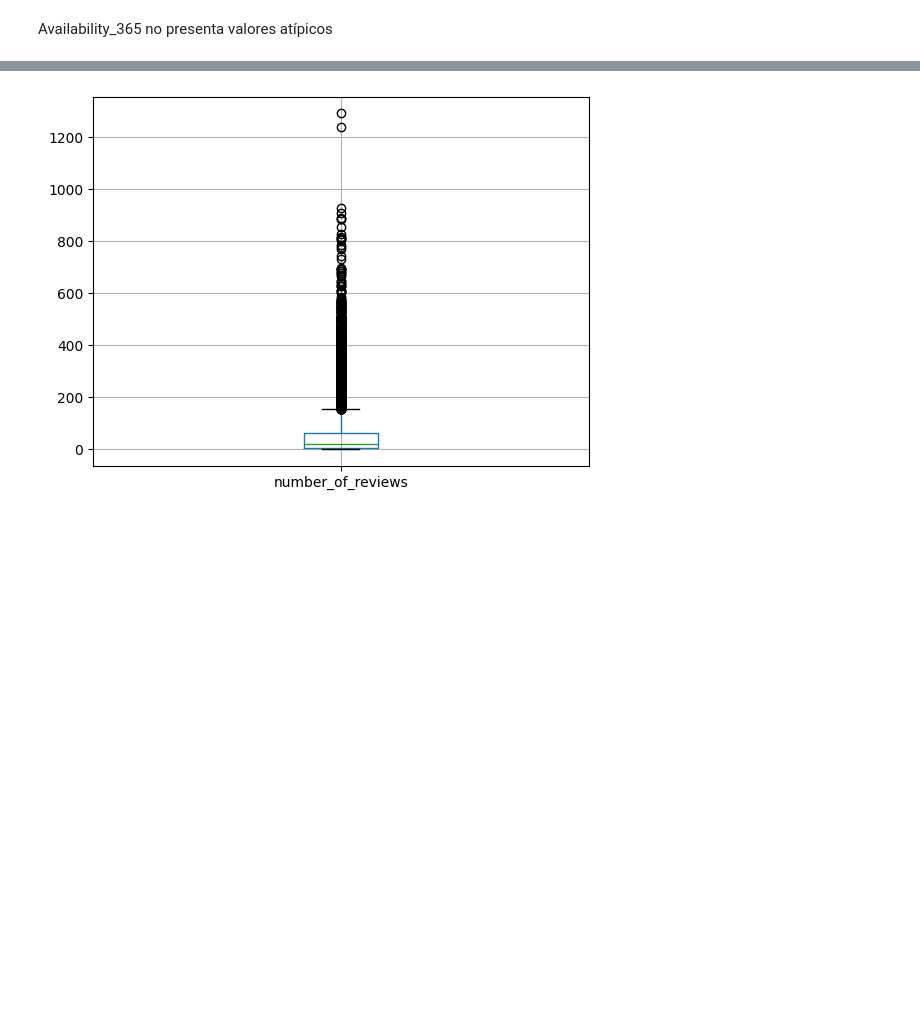
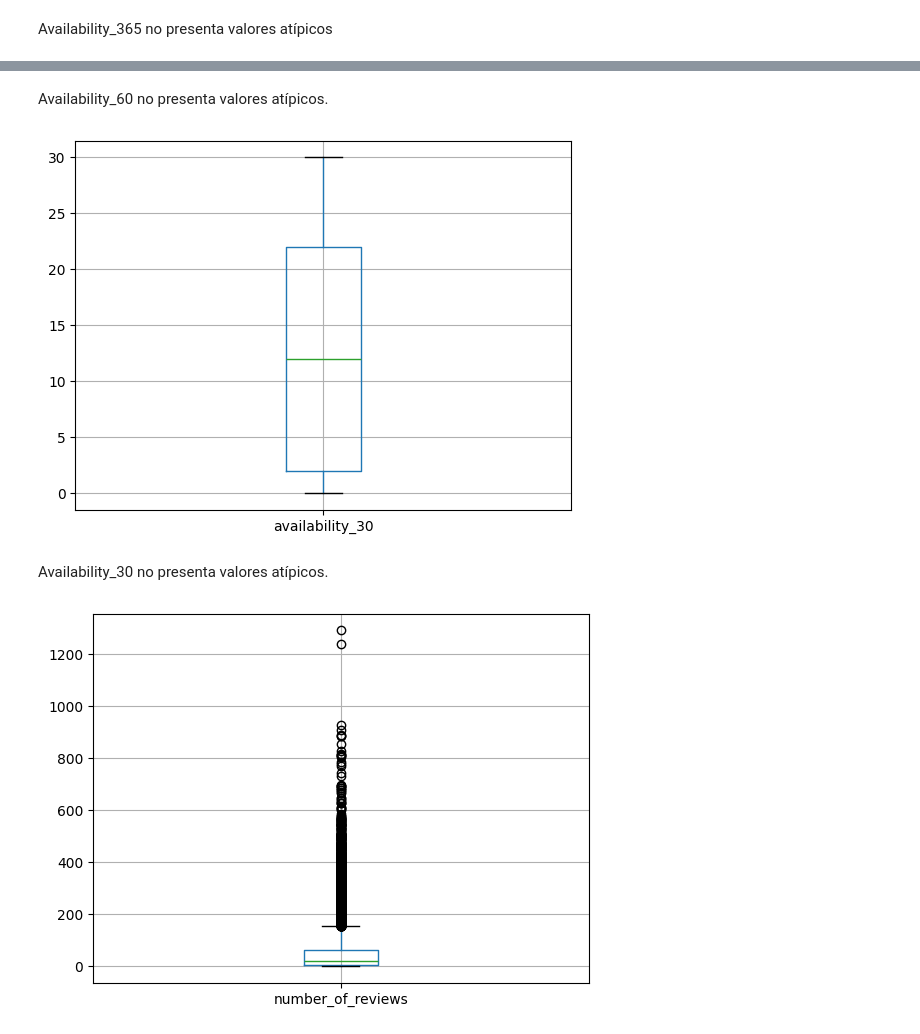
Before and after one commit to EmilianoVS09/Parcial2BI, a Jupyter notebook: notebooks/Parcial2ETLAirBNB.ipynb, the cells around one changed output, grey strips where cells are left out. Saved outputs shown, nothing was run; the diff lists cells and outputs as text; code cells hidden in the pictures; blank space fills up the shorter version.

```diff
--- a/notebooks/Parcial2ETLAirBNB.ipynb
+++ b/notebooks/Parcial2ETLAirBNB.ipynb
@@ -754,3 +771,13 @@ Availability_365 no presenta valores atípicos
+# %% [markdown]
+Availability_60 no presenta valores atípicos.
+# %%
+#Boxplot availability_30
+lst.boxplot(column='availability_30')
+plt.show()
+# %% [output]
+[figure, added]
+# %% [markdown]
+Availability_30 no presenta valores atípicos.
 # %%
 #Boxplot number_of_reviews
 lst.boxplot(column='number_of_reviews')
```
Also changed, not shown: parts of 65 cells of this notebook, 1 other file.
